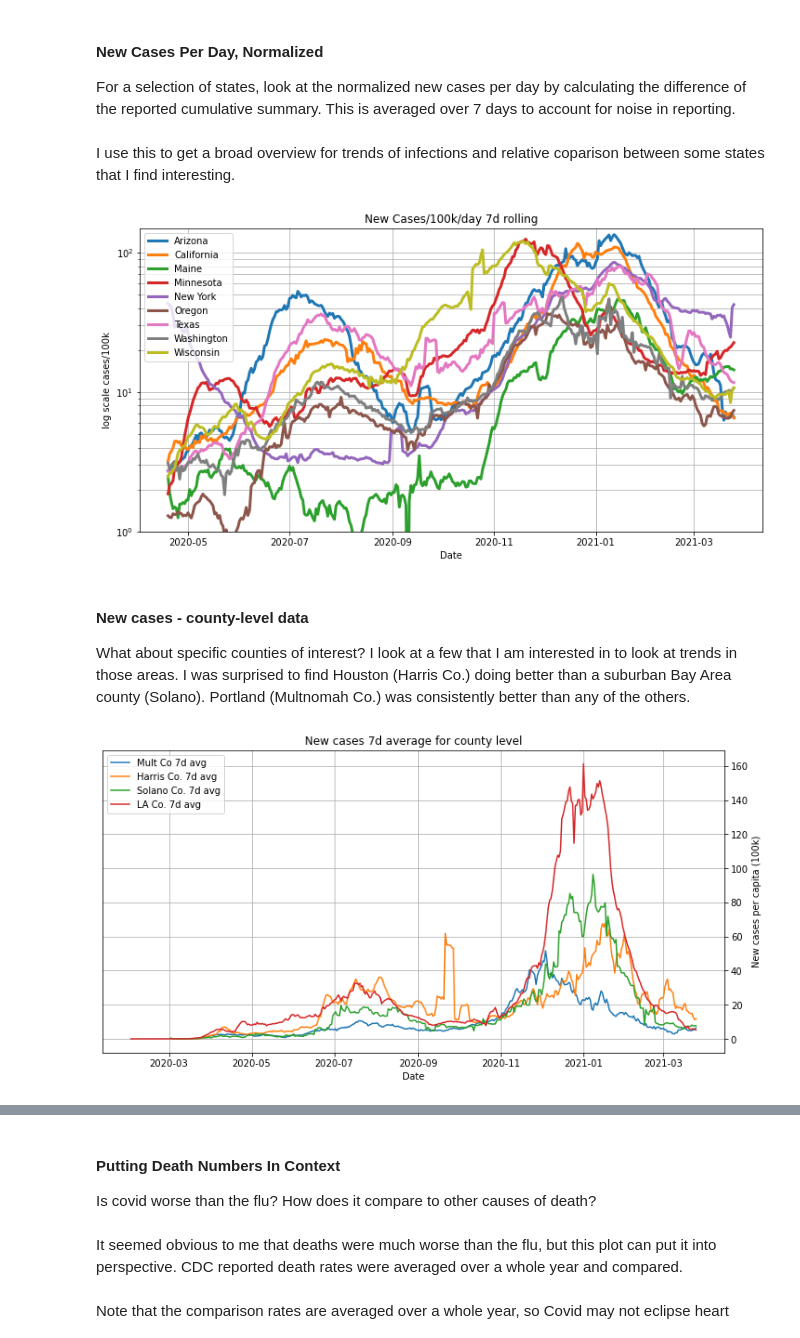
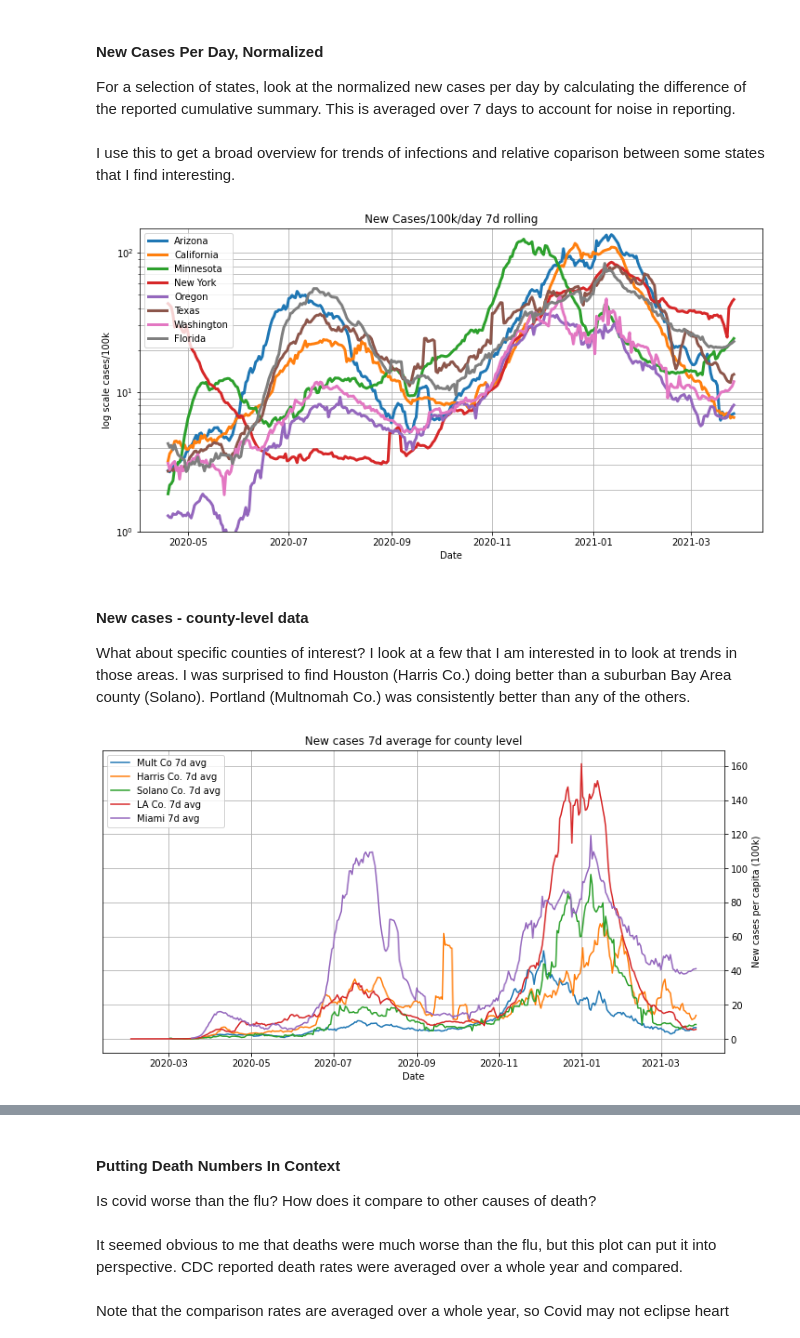
Before and after one commit to nb137/Covid-Data-Analysis, a Jupyter notebook: Covid_Data_Plots.ipynb, the cells around one changed output, grey strips where cells are left out. Saved outputs shown, nothing was run; the diff lists cells and outputs as text; code cells hidden in the pictures.

```diff
--- a/Covid_Data_Plots.ipynb
+++ b/Covid_Data_Plots.ipynb
@@ -33,22 +33,22 @@ Latest Data:            2021-03-25
 For a selection of states, look at the normalized new cases per day by calculating the difference of the reported cumulative summary. This is averaged over 7 days to account for noise in reporting. <br><br>
 I use this to get a broad overview for trends of infections and relative coparison between some states that I find interesting.
 # %%
-# Select AZ, CA, ME, NY OR,TX WA, WI
-state_info = state_info.iloc[[0,1,7,8,9,12,14,15,16]]
+# Select AZ, CA, NY, OR,TX WA, FL
+state_info = state_info.iloc[[0,1,8,9,12,14,15,17]]
 # New Cases Per Capita
 plt.figure(figsize=(12,6))
 for i,r in state_info.iterrows():
     new_cases_per_pop = combine['Confirmed',r['State']].diff().rolling(7).mean()/(r['Pop']/1e5)
     plt.plot(combine.index, new_cases_per_pop,linewidth=3, label=r['State'])
 plt.title('New Cases/100k/day 7d rolling')
 plt.yscale('log')
 plt.ylabel('log scale cases/100k')
 plt.xlabel('Date')
 plt.ylim(1e0,15e1)
 plt.legend(loc=2)
 plt.grid(which='both')
 # %% [output]
-[figure, old version]
+[figure, new version]
 # %% [markdown]
 #### New cases - county-level data
 What about specific counties of interest? I look at a few that I am interested in to look at trends in those areas. I was surprised to find Houston (Harris Co.) doing better than a suburban Bay Area county (Solano). Portland (Multnomah Co.) was consistently better than any of the others.
@@ -60,6 +60,7 @@ mult_pop = 812855   # 2019 pop
 har_pop = 4.713e6
 sol_pop = 447643
 la_pop = 10.04e6
+mi_pop = 2.717e6
 
 mult = df[df['county']=="Multnomah"]
 mult.index = mult.date
@@ -77,6 +78,10 @@ la = df[df['county']=="Los Angeles"]
 la.index = la.date
 la['new_cases'] = la['cases'].diff()
 la['smooth'] = la['new_cases'].rolling(7).mean()
+mi = df[df['county']=="Miami-Dade"]
+mi.index = mi.date
+mi['new_cases'] = mi['cases'].diff()
+mi['smooth'] = mi['new_cases'].rolling(7).mean()
 
 # Cases per capita on one plot
 plt.figure(figsize=(12,6))
@@ -84,6 +89,7 @@ plt.plot(mult.index, mult.smooth*1e5/mult_pop, label='Mult Co 7d avg')
 plt.plot(har.index, har.smooth*1e5/har_pop, label='Harris Co. 7d avg')
 plt.plot(sol.index, sol.smooth*1e5/sol_pop, label='Solano Co. 7d avg')
 plt.plot(la.index, la.smooth*1e5/la_pop, label='LA Co. 7d avg')
+plt.plot(mi.index, mi.smooth*1e5/mi_pop, label='Miami 7d avg')
 #plt.plot(ri.index, ri.smooth*1e5/ri_pop, label='Prov Co. 7d avg')
 plt.xlabel('Date')
 plt.ylabel('New cases per capita (100k)')
@@ -94,7 +100,7 @@ ax = plt.gca()
 ax.yaxis.tick_right()
 ax.yaxis.set_label_position("right")
 # %% [output]
-[figure, old version]
+[figure, new version]
 # %% [markdown]
 #### Risks By Age Group
 The Oregon Health Authority reports the number of hospitalizations and deaths per age group. The below is taken from the March 3rd, 2021 report. For example, a 35-year-old who contracts covid has a 2.3% chance of being admitted to the hospital and a 0.1% chance of dying.<br><br>
```
Also changed, not shown: parts of 4 cells of this notebook, 2 other files.
